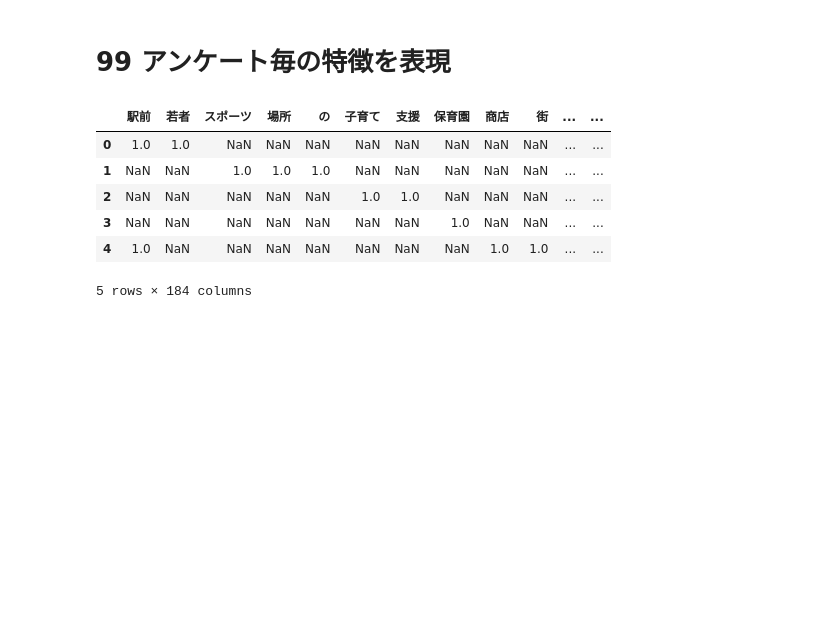
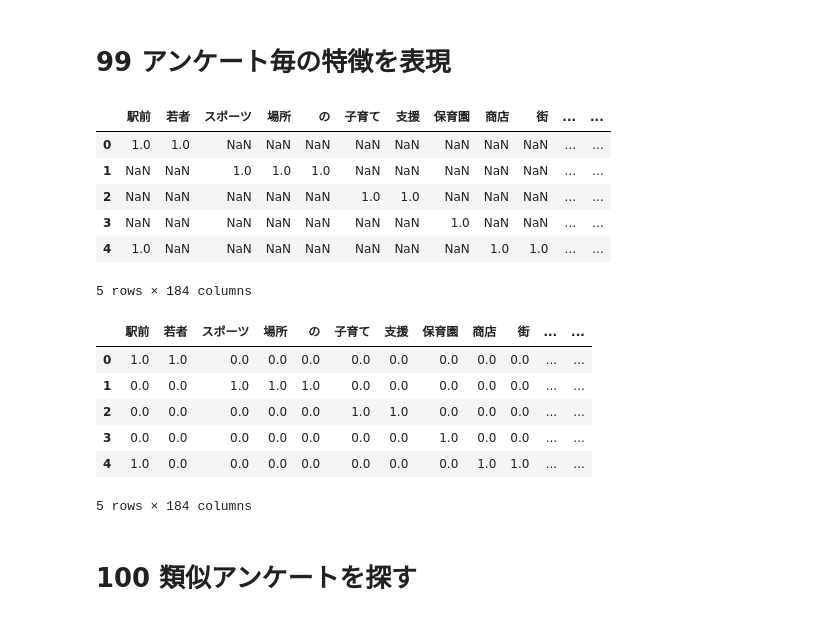
Before and after one commit to letitride/PandasDataAnalyze, a Jupyter notebook: chapter10/ch10.ipynb, the cells around one changed output. Cells and saved outputs as stored; diff of their text form; code cells hidden in the pictures; blank space fills up the shorter version.

Commit message:
10.100 類似アンケートを探す

```diff
--- a/chapter10/ch10.ipynb
+++ b/chapter10/ch10.ipynb
@@ -276,5 +276,16 @@ all_words_df.head()
 | 3 | NaN | NaN | NaN | NaN | NaN | NaN | NaN | 1.0 | NaN | NaN | ... | ... |
 | 4 | 1.0 | NaN | NaN | NaN | NaN | NaN | NaN | NaN | 1.0 | 1.0 | ... | ... |
 5 rows × 184 columns
-# %%
-all_words_df =
+# %%
+all_words_df = all_words_df.fillna(0)
+all_words_df.head()
+# %% [output]
+|  | 駅前 | 若者 | スポーツ | 場所 | の | 子育て | 支援 | 保育園 | 商店 | 街 | ... | ... |
+| 0 | 1.0 | 1.0 | 0.0 | 0.0 | 0.0 | 0.0 | 0.0 | 0.0 | 0.0 | 0.0 | ... | ... |
+| 1 | 0.0 | 0.0 | 1.0 | 1.0 | 1.0 | 0.0 | 0.0 | 0.0 | 0.0 | 0.0 | ... | ... |
+| 2 | 0.0 | 0.0 | 0.0 | 0.0 | 0.0 | 1.0 | 1.0 | 0.0 | 0.0 | 0.0 | ... | ... |
+| 3 | 0.0 | 0.0 | 0.0 | 0.0 | 0.0 | 0.0 | 0.0 | 1.0 | 0.0 | 0.0 | ... | ... |
+| 4 | 1.0 | 0.0 | 0.0 | 0.0 | 0.0 | 0.0 | 0.0 | 0.0 | 1.0 | 1.0 | ... | ... |
+5 rows × 184 columns
+# %% [markdown]
+# 100 類似アンケートを探す
```
Also changed, not shown: parts of 2 cells of this notebook.
